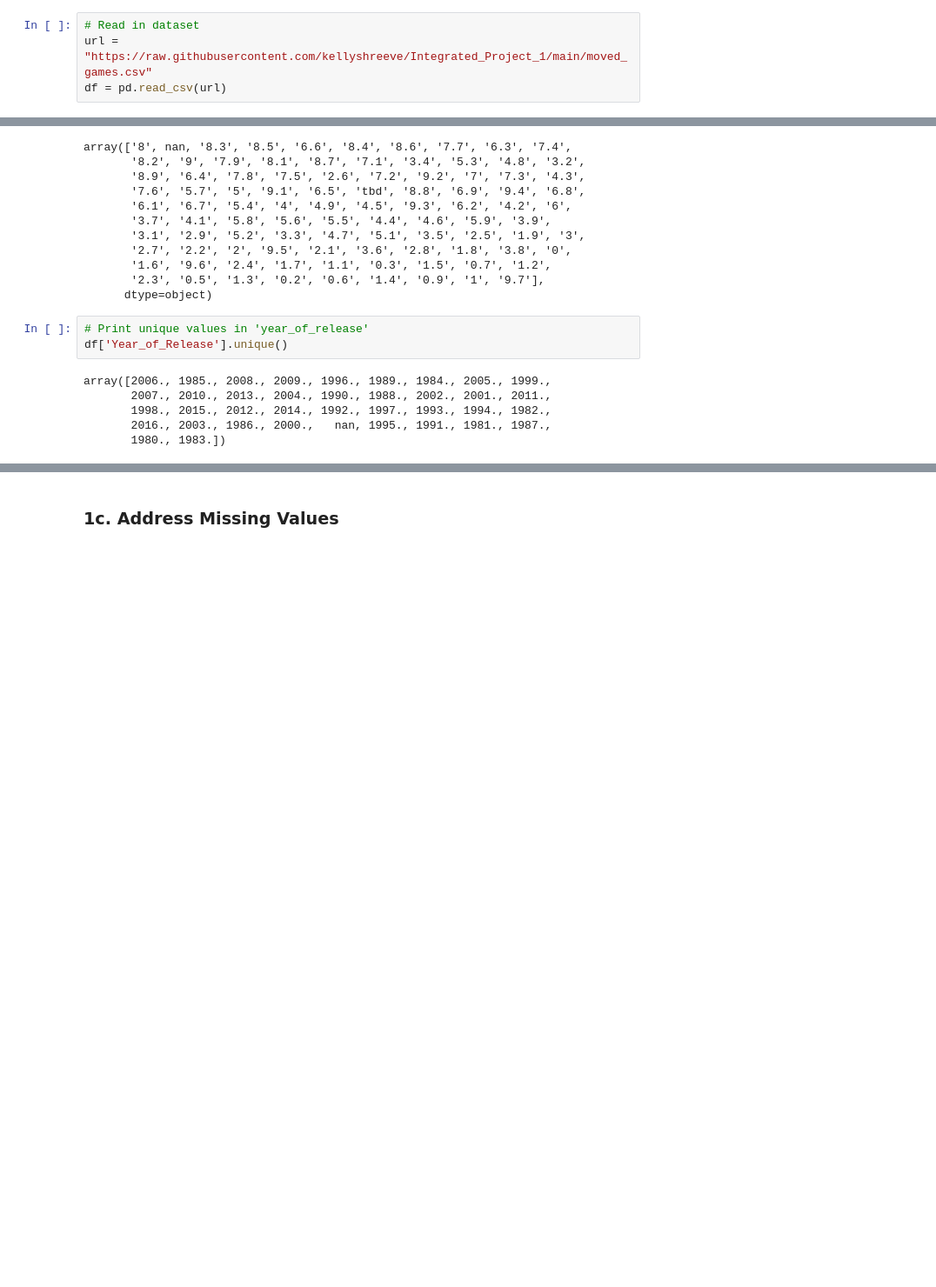
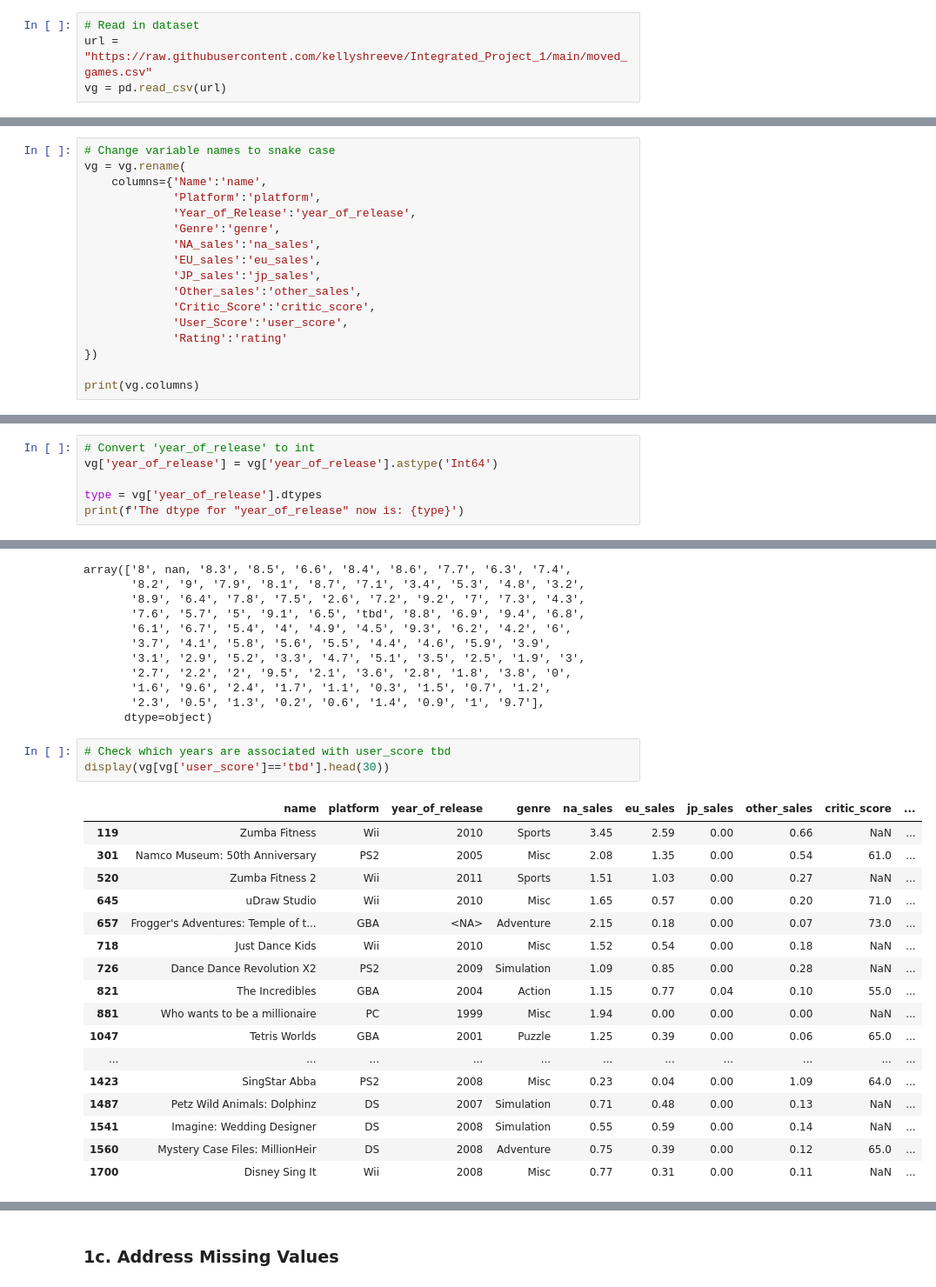
Before and after one commit to kellyshreeve/Forecasting-Global-Video-Game-Preference, a Jupyter notebook: Data Analysis.ipynb, the cells around one changed output, grey strips where cells are left out. Shown at 87% size. Drawn from its saved outputs; the diff is of its cells as text; blank space fills up the shorter version.

Commit message:
Change data types

```diff
--- a/Data Analysis.ipynb
+++ b/Data Analysis.ipynb
@@ -10,6 +11,6 @@ import pandas as pd
 # %%
 # Read in dataset
 url = "https://raw.githubusercontent.com/kellyshreeve/Integrated_Project_1/main/moved_games.csv"
-df = pd.read_csv(url)
+vg = pd.read_csv(url)
 # %%
 # View first 15 rows of the dataset
@@ -61,0 +61,17 @@ This dataset has a total of 16715 entries. There are missing values in Name, Yea
+# %%
+# Change variable names to snake case
+vg = vg.rename(
+    columns={'Name':'name',
+             'Platform':'platform',
+             'Year_of_Release':'year_of_release',
+             'Genre':'genre',
+             'NA_sales':'na_sales',
+             'EU_sales':'eu_sales',
+             'JP_sales':'jp_sales',
+             'Other_sales':'other_sales',
+             'Critic_Score':'critic_score',
+             'User_Score':'user_score',
+             'Rating':'rating'
+})
+
+print(vg.columns)
@@ -61,0 +95,6 @@ This dataset has a total of 16715 entries. There are missing values in Name, Yea
+# %%
+# Convert 'year_of_release' to int
+vg['year_of_release'] = vg['year_of_release'].astype('Int64')
+
+type = vg['year_of_release'].dtypes
+print(f'The dtype for "year_of_release" now is: {type}')
@@ -74,12 +115,24 @@ array(['8', nan, '8.3', '8.5', '6.6', '8.4', '8.6', '7.7', '6.3', '7.4',
        '1.6', '9.6', '2.4', '1.7', '1.1', '0.3', '1.5', '0.7', '1.2',
        '2.3', '0.5', '1.3', '0.2', '0.6', '1.4', '0.9', '1', '9.7'],
       dtype=object)
-# %%
-# Print unique values in 'year_of_release'
-df['Year_of_Release'].unique()
-# %% [output]
-array([2006., 1985., 2008., 2009., 1996., 1989., 1984., 2005., 1999.,
-       2007., 2010., 2013., 2004., 1990., 1988., 2002., 2001., 2011.,
-       1998., 2015., 2012., 2014., 1992., 1997., 1993., 1994., 1982.,
-       2016., 2003., 1986., 2000.,   nan, 1995., 1991., 1981., 1987.,
-       1980., 1983.])
+# %%
+# Check which years are associated with user_score tbd
+display(vg[vg['user_score']=='tbd'].head(30))
+# %% [output]
+|  | name | platform | year_of_release | genre | na_sales | eu_sales | jp_sales | other_sales | critic_score | ... |
+| 119 | Zumba Fitness | Wii | 2010 | Sports | 3.45 | 2.59 | 0.00 | 0.66 | NaN | ... |
+| 301 | Namco Museum: 50th Anniversary | PS2 | 2005 | Misc | 2.08 | 1.35 | 0.00 | 0.54 | 61.0 | ... |
+| 520 | Zumba Fitness 2 | Wii | 2011 | Sports | 1.51 | 1.03 | 0.00 | 0.27 | NaN | ... |
+| 645 | uDraw Studio | Wii | 2010 | Misc | 1.65 | 0.57 | 0.00 | 0.20 | 71.0 | ... |
+| 657 | Frogger's Adventures: Temple of t... | GBA | <NA> | Adventure | 2.15 | 0.18 | 0.00 | 0.07 | 73.0 | ... |
+| 718 | Just Dance Kids | Wii | 2010 | Misc | 1.52 | 0.54 | 0.00 | 0.18 | NaN | ... |
+| 726 | Dance Dance Revolution X2 | PS2 | 2009 | Simulation | 1.09 | 0.85 | 0.00 | 0.28 | NaN | ... |
+| 821 | The Incredibles | GBA | 2004 | Action | 1.15 | 0.77 | 0.04 | 0.10 | 55.0 | ... |
+| 881 | Who wants to be a millionaire | PC | 1999 | Misc | 1.94 | 0.00 | 0.00 | 0.00 | NaN | ... |
+| 1047 | Tetris Worlds | GBA | 2001 | Puzzle | 1.25 | 0.39 | 0.00 | 0.06 | 65.0 | ... |
+| ... | ... | ... | ... | ... | ... | ... | ... | ... | ... | ... |
+| 1423 | SingStar Abba | PS2 | 2008 | Misc | 0.23 | 0.04 | 0.00 | 1.09 | 64.0 | ... |
+| 1487 | Petz Wild Animals: Dolphinz | DS | 2007 | Simulation | 0.71 | 0.48 | 0.00 | 0.13 | NaN | ... |
+| 1541 | Imagine: Wedding Designer | DS | 2008 | Simulation | 0.55 | 0.59 | 0.00 | 0.14 | NaN | ... |
+| 1560 | Mystery Case Files: MillionHeir | DS | 2008 | Adventure | 0.75 | 0.39 | 0.00 | 0.12 | 65.0 | ... |
+| 1700 | Disney Sing It | Wii | 2008 | Misc | 0.77 | 0.31 | 0.00 | 0.11 | NaN | ... |
```
Also changed, not shown: parts of 16 cells of this notebook.
